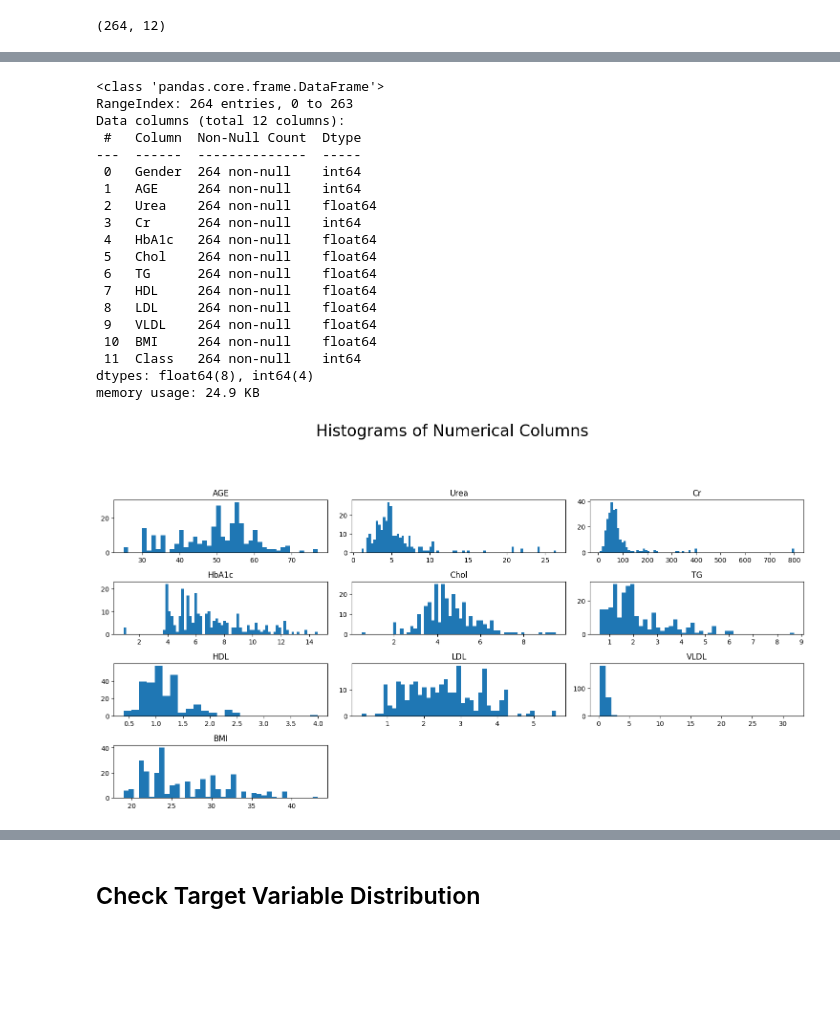
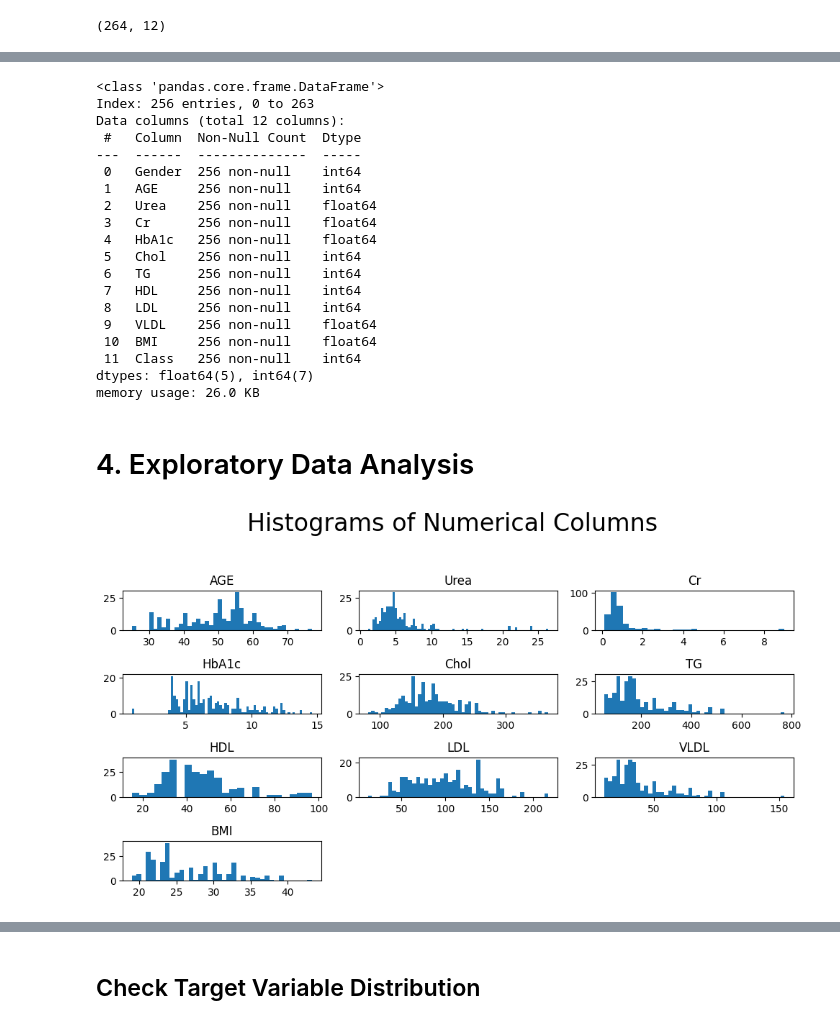
Before and after one commit to Atikahdr/DiabetesData, a Jupyter notebook: DiabetesData.ipynb, the cells around one changed output, grey strips where cells are left out. Cells and saved outputs as stored; diff of their text form; code cells hidden in the pictures; blank space fills up the shorter version.

```diff
--- a/DiabetesData.ipynb
+++ b/DiabetesData.ipynb
@@ -170,0 +352,6 @@ dtype: int64
+# %%
+# Konversi LDL dari mmol/L ke mg/dL
+diabetes_data_clean["LDL"] = (diabetes_data_clean["LDL"] * 38.67).round()
+
+# Cek hasil statistik LDL setelah konversi
+print(diabetes_data_clean["LDL"].describe())
@@ -170,0 +381,3 @@ dtype: int64
+# %%
+diabetes_data_clean['VLDL_check'] = diabetes_data_clean['TG'] / 5
+print(diabetes_data_clean[['VLDL', 'VLDL_check']].head())
@@ -170,0 +391,9 @@ dtype: int64
+# %%
+# Ganti kolom VLDL dengan VLDL_check
+diabetes_data_clean['VLDL'] = diabetes_data_clean['VLDL_check']
+
+# Hapus kolom VLDL_check jika tidak diperlukan
+diabetes_data_clean.drop(columns=['VLDL_check'], inplace=True)
+
+# Cek hasil statistik VDL setelah konversi
+print(diabetes_data_clean["VLDL"].describe())
@@ -170,0 +412,6 @@ dtype: int64
+# %%
+# Kolom yang bisa aman jadi integer
+int_columns = ["Chol", "TG", "HDL", "LDL"]
+
+# Konversi ke integer
+diabetes_data_clean[int_columns] = diabetes_data_clean[int_columns].astype(int)
@@ -171,30 +439,32 @@ dtype: int64
 # %%
-diabetes_data.info()
+diabetes_data_clean.info()
 # %% [output]
 <class 'pandas.core.frame.DataFrame'>
-RangeIndex: 264 entries, 0 to 263
+Index: 256 entries, 0 to 263
 Data columns (total 12 columns):
  #   Column  Non-Null Count  Dtype
 ---  ------  --------------  -----
- 0   Gender  264 non-null    int64
- 1   AGE     264 non-null    int64
- 2   Urea    264 non-null    float64
- 3   Cr      264 non-null    int64
- 4   HbA1c   264 non-null    float64
- 5   Chol    264 non-null    float64
- 6   TG      264 non-null    float64
- 7   HDL     264 non-null    float64
- 8   LDL     264 non-null    float64
- 9   VLDL    264 non-null    float64
- 10  BMI     264 non-null    float64
- 11  Class   264 non-null    int64
-dtypes: float64(8), int64(4)
-memory usage: 24.9 KB
+ 0   Gender  256 non-null    int64
+ 1   AGE     256 non-null    int64
+ 2   Urea    256 non-null    float64
+ 3   Cr      256 non-null    float64
+ 4   HbA1c   256 non-null    float64
+ 5   Chol    256 non-null    int64
+ 6   TG      256 non-null    int64
+ 7   HDL     256 non-null    int64
+ 8   LDL     256 non-null    int64
+ 9   VLDL    256 non-null    float64
+ 10  BMI     256 non-null    float64
+ 11  Class   256 non-null    int64
+dtypes: float64(5), int64(7)
+memory usage: 26.0 KB
+# %% [markdown]
+# 4. Exploratory Data Analysis
 # %%
 # Exploratory Data Analysis
 # Plot Histogram of numeric Columns
 
-dataset = diabetes_data[
+dataset = diabetes_data_clean[
     [
         'AGE',
         'Urea',
@@ -203,33 +473,33 @@ dataset = diabetes_data[
         'Chol',
         'TG',
         'HDL',
         'LDL',
         'VLDL',
         'BMI'
     ]
 ]
 
 # Histogram
 
-fig = plt.figure(figsize=(15, 12))
+fig = plt.figure(figsize=(10, 8))
 plt.suptitle(
-    'Histograms of Numerical Columns\n',
+    'Histograms of Numerical Columns',
     horizontalalignment="center",
     fontstyle = "normal",
     fontsize = 24,
     fontfamily = "sans-serif"
 )
 
 for i in range (dataset.shape[1]):
     plt.subplot(6, 3, i +1)
     f = plt.gca()
     f.set_title(dataset.columns.values[i])
 
     vals = np.size(dataset.iloc[:, i].unique())
     if vals >100:
       vals = 100
 
     plt.hist(dataset.iloc[:,i], bins=vals)#, color='#ec838a')
 plt.tight_layout(rect=[0, 0.03, 1, 0.95])
 # %% [output]
-[figure, old version]
+[figure, new version]
```
Also changed, not shown: parts of 89 cells of this notebook.
